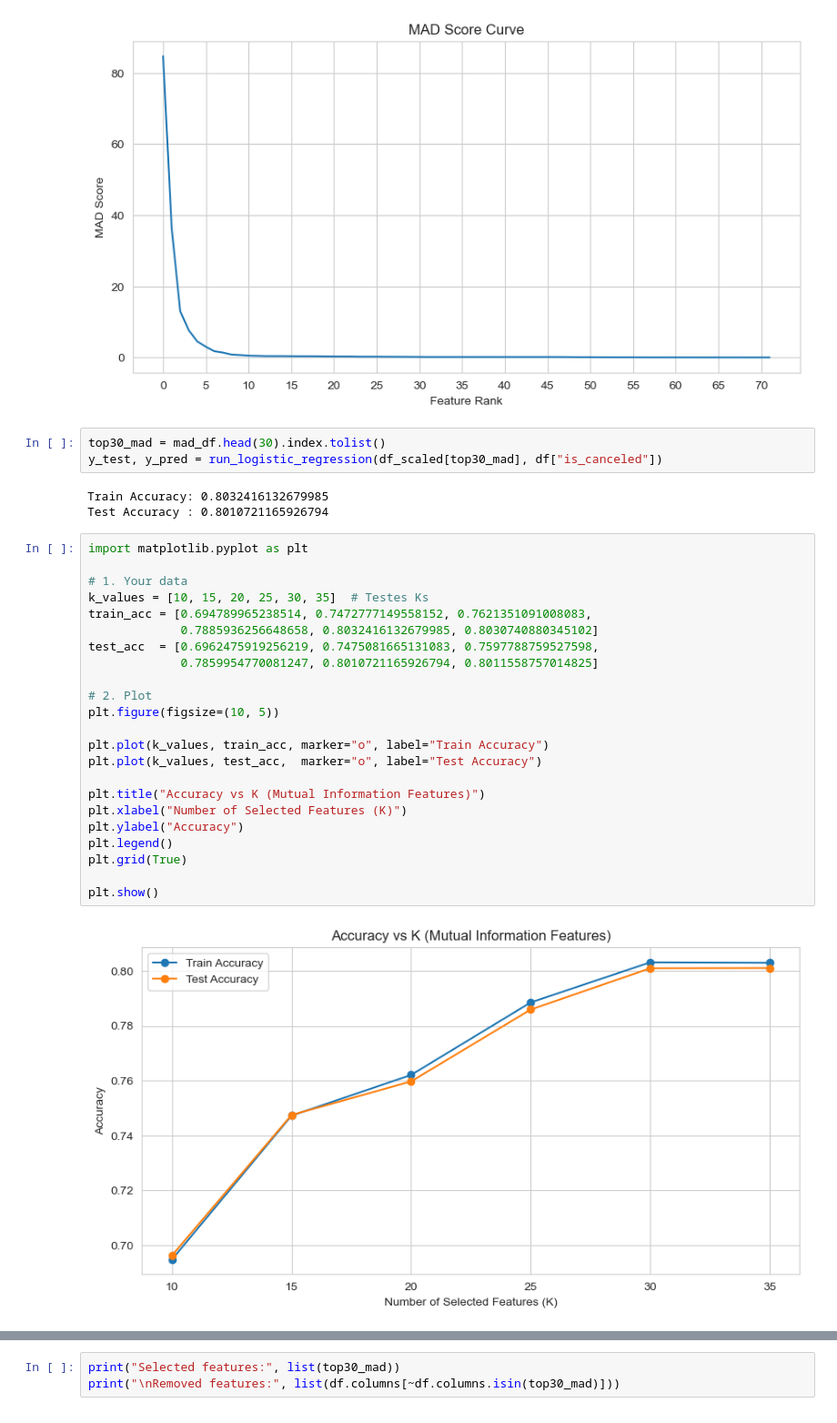
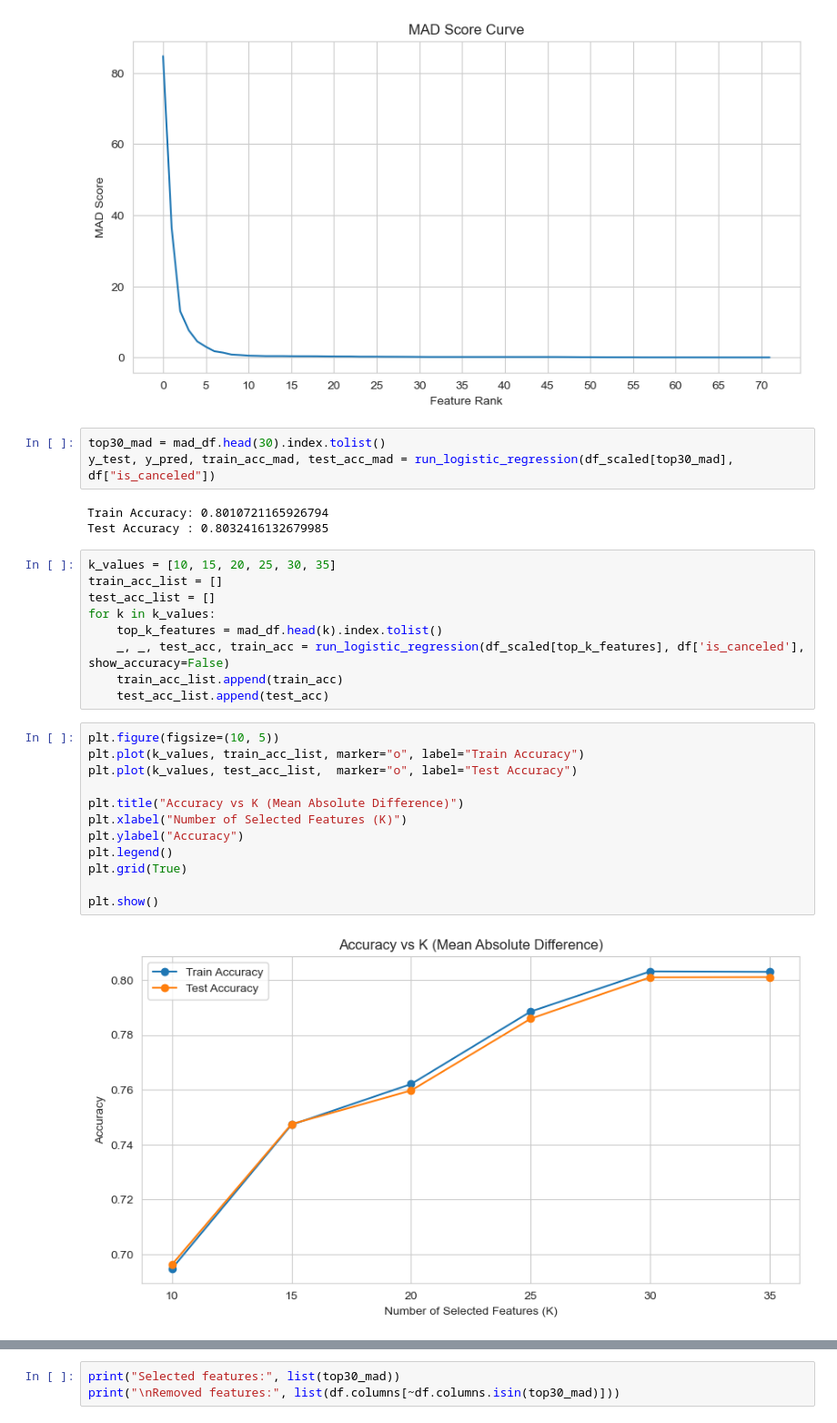
Before and after one commit to markoandjel/Preprocessing, a Jupyter notebook: I seminarski rad/Feature_Selection_Marko_Andjelkovic_1809.ipynb, the cells around one changed output, grey strips where cells are left out. Shown at 91% size. Saved outputs shown, nothing was run; the diff lists cells and outputs as text.

```diff
--- a/I seminarski rad/Feature_Selection_Marko_Andjelkovic_1809.ipynb
+++ b/I seminarski rad/Feature_Selection_Marko_Andjelkovic_1809.ipynb
@@ -824,34 +821,32 @@ plt.show()
 [figure]
 # %%
 top30_mad = mad_df.head(30).index.tolist()
-y_test, y_pred = run_logistic_regression(df_scaled[top30_mad], df["is_canceled"])
+y_test, y_pred, train_acc_mad, test_acc_mad = run_logistic_regression(df_scaled[top30_mad], df["is_canceled"])
 # %% [output]
-Train Accuracy: 0.8032416132679985
-Test Accuracy : 0.8010721165926794
+Train Accuracy: 0.8010721165926794
+Test Accuracy : 0.8032416132679985
-# %%
-import matplotlib.pyplot as plt
-
-# 1. Your data
-k_values = [10, 15, 20, 25, 30, 35]  # Testes Ks
-train_acc = [0.694789965238514, 0.7472777149558152, 0.7621351091008083,
-             0.7885936256648658, 0.8032416132679985, 0.8030740880345102]
-test_acc  = [0.6962475919256219, 0.7475081665131083, 0.7597788759527598,
-             0.7859954770081247, 0.8010721165926794, 0.8011558757014825]
-
-# 2. Plot
-plt.figure(figsize=(10, 5))
-
-plt.plot(k_values, train_acc, marker="o", label="Train Accuracy")
-plt.plot(k_values, test_acc,  marker="o", label="Test Accuracy")
-
-plt.title("Accuracy vs K (Mutual Information Features)")
-plt.xlabel("Number of Selected Features (K)")
-plt.ylabel("Accuracy")
-plt.legend()
-plt.grid(True)
-
-plt.show()
-# %% [output]
-[figure, removed]
+# %%
+k_values = [10, 15, 20, 25, 30, 35]
+train_acc_list = []
+test_acc_list = []
+for k in k_values:
+    top_k_features = mad_df.head(k).index.tolist()
+    _, _, test_acc, train_acc = run_logistic_regression(df_scaled[top_k_features], df['is_canceled'], show_accuracy=False)
+    train_acc_list.append(train_acc)
+    test_acc_list.append(test_acc)
+# %%
+plt.figure(figsize=(10, 5))
+plt.plot(k_values, train_acc_list, marker="o", label="Train Accuracy")
+plt.plot(k_values, test_acc_list,  marker="o", label="Test Accuracy")
+
+plt.title("Accuracy vs K (Mean Absolute Difference)")
+plt.xlabel("Number of Selected Features (K)")
+plt.ylabel("Accuracy")
+plt.legend()
+plt.grid(True)
+
+plt.show()
+# %% [output]
+[figure, added]
 # %%
 top30_mad = mad_df.head(30).index.tolist()
```
Also changed, not shown: parts of 63 cells of this notebook.
